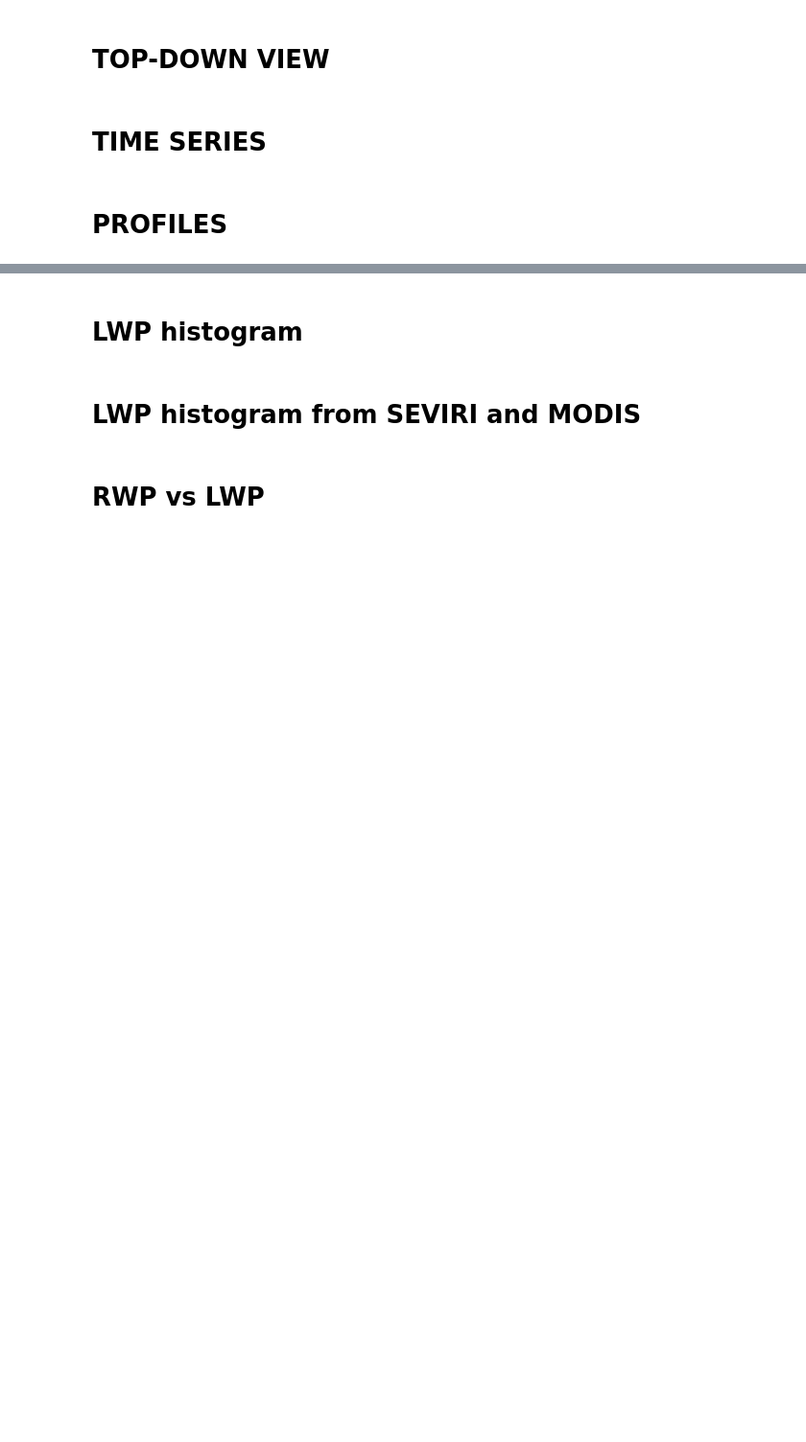
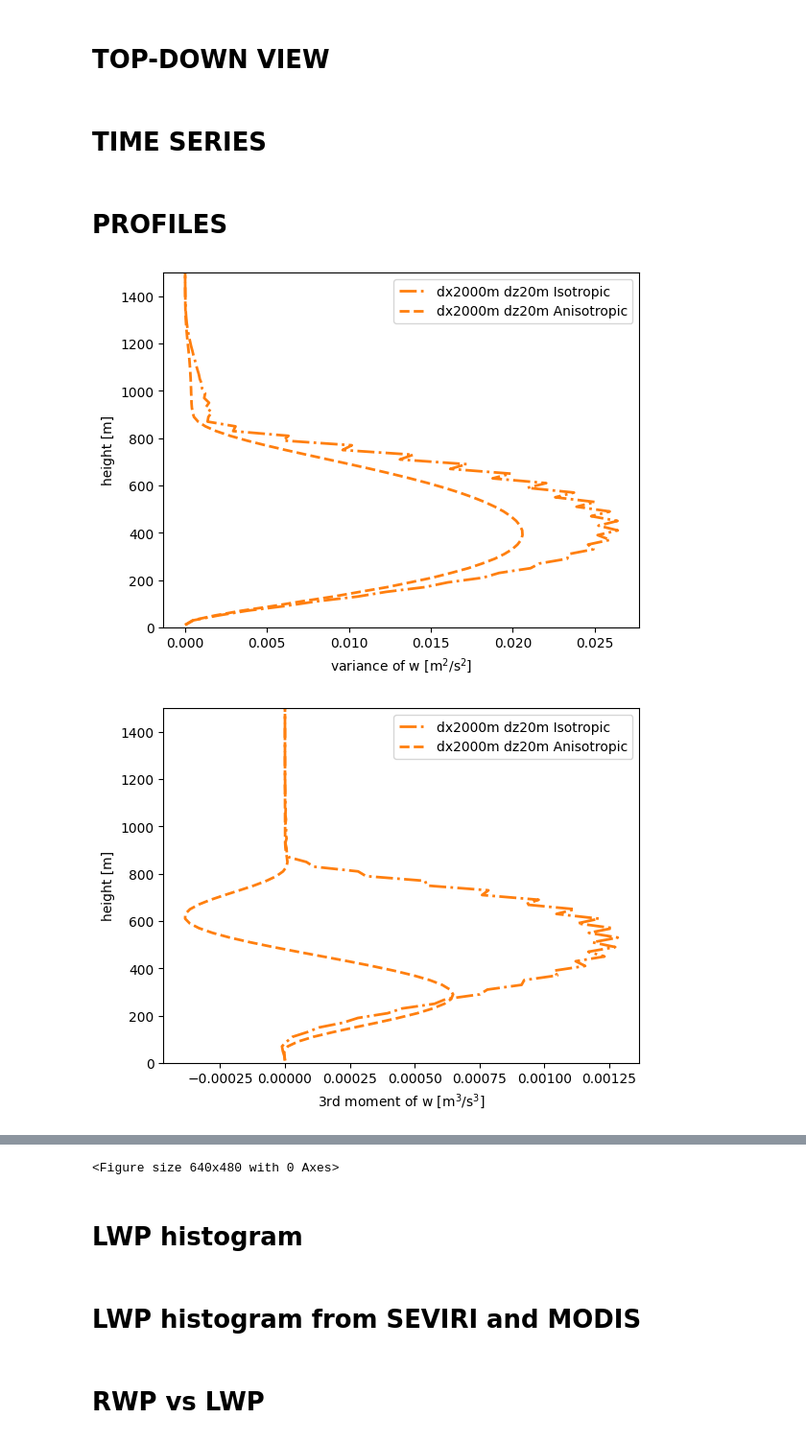
Before and after one commit to igfuw/xrUWLCM, a Jupyter notebook: examples/Sc_lowres_SGS.ipynb, the cells around one changed output, grey strips where cells are left out. Shown at 96% size. Cells and saved outputs as stored; diff of their text form; code cells hidden in the pictures; blank space fills up the shorter version.

```diff
--- a/examples/Sc_lowres_SGS.ipynb
+++ b/examples/Sc_lowres_SGS.ipynb
@@ -24,7 +26,10 @@ datadir['dz50m']['dx5000m']['Anisotropic'] = pgsdir + "dycomsRF01_AnisoSmgAlong_
 datadir['dz20m'] = {}
 datadir['dz20m']['dx2000m'] = {}
 datadir['dz20m']['dx2000m']['Isotropic'] = pgsdir + "dycomsRF01_SMG_SgsDelta20_dx2000m_dz20m_X100km_longlong_out_blk_1m/"
+datadir['dz20m']['dx2000m']['Isotropic_H'] = "/net/tscratch/people/plgpdziekan/singu_gh200_dycomsRF01_SMG_SgsDelta20m_dt1_dx2000m_dz20m_X574km_longlong_out_blk_1m/"
+datadir['dz20m']['dx2000m']['Isotropic_H100'] = "/net/tscratch/people/plgpdziekan/singu_gh200_dycomsRF01_SMG_SgsDelta20m_dt1_dx2000m_dz20m_X100km_longlong_out_blk_1m/"
 datadir['dz20m']['dx2000m']['Anisotropic'] = pgsdir + "dycomsRF01_AnisoSmgAlong_dx2000m_dz20m_X100km_longlong_out_blk_1m/"
+datadir['dz20m']['dx2000m']['Anisotropic_H'] = "/net/tscratch/people/plgpdziekan/singu_gh200_dycomsRF01_AnisoSmgAlong_dt1_dx2000m_dz20m_X574km_longlong_out_blk_1m/"
 
 datadir['dz20m']['dx1000m'] = {}
 datadir['dz20m']['dx1000m']['Isotropic'] = pgsdir + "dycomsRF01_SMG_SgsDelta20_dx1000m_dz20m_X50km_longlong_out_blk_1m/"
@@ -33,6 +38,7 @@ datadir['dz20m']['dx1000m']['Anisotropic'] = pgsdir + "dycomsRF01_AnisoSmgAlong_
 datadir['dz10m'] = {}
 datadir['dz10m']['dx1000m'] = {}
 datadir['dz10m']['dx1000m']['Isotropic'] = pgsdir + "dycomsRF01_SMG_SgsDelta10_dt1_dx1000m_dz10m_X100km_longlong_out_blk_1m/"
+datadir['dz10m']['dx1000m']['Anisotropic'] = "/net/tscratch/people/plgpdziekan/singu_gh200_dycomsRF01_AnisoSmgAlong_dt0.25_dx1000m_dz10m_X287km_longlong_out_blk_1m/"
 
 datadir['dz50m']['dx500m'] = {}
 datadir['dz50m']['dx500m']['Isotropic'] = pgsdir + "dycomsRF01_SMG_SgsDelta50_dx500m_dz50m_X250km_longlong_out_blk_1m/"
@@ -58,6 +64,7 @@ datadir['dz2.5m']['dx25m']['Anisotropic'] = pgsdir + "dycomsRF01_AnisoSmgAlong_d
 resolution_nicename = {\
     'dx5000m' : '$\Delta x = 5000 \mathrm{m}$', \
     'dx2000m' : '$\Delta x = 2000 \mathrm{m}$', \
+    'dx1000m' : '$\Delta x = 1000 \mathrm{m}$', \
     'dx100m' : '$\Delta x = 100 \mathrm{m}$', \
     'dx50m' : '$\Delta x = 50 \mathrm{m}$', \
     'dx25m' : '$\Delta x = 25 \mathrm{m}$', \
@@ -125,12 +176,13 @@ data["dx25m dz2.5m Isotropic"].lwp.mean().values
 # TOP-DOWN VIEW
 # %%
 res_to_plot=[('dx5000m', 'dz50m'), ('dx2000m', 'dz20m'), ('dx100m', 'dz10m'), ('dx50m', 'dz5m'), ('dx25m', 'dz2.5m')]
-#res_to_plot=[('dx25m', 'dz2.5m')]
+res_to_plot=[('dx50m', 'dz5m'), ('dx100m', 'dz10m'), ('dx1000m', 'dz10m'), ('dx1000m', 'dz20m'), ('dx2000m', 'dz20m')]
+sgs_to_plot=['Isotropic', 'Isotropic_H', 'Isotropic_H100']
 sgs_to_plot=['Isotropic', 'Anisotropic']
 
 ncol = len(res_to_plot)
 nrow = len(sgs_to_plot)
-fig, ax = plt.subplots(nrow,ncol, figsize=(14.5,6))
+fig, ax = plt.subplots(nrow,ncol, figsize=(16.5,6))
 
 
 #for row, sgs_to_plot in enumerate(['Isotropic', 'Anisotropic']):
@@ -143,12 +195,15 @@ for row, sgs in enumerate(sgs_to_plot):
         simname = dx + ' ' + dz + ' ' + sgs
         t_av_end = data_to_plot[(dx, dz, sgs)][0][1] # end time of the averaging period
         #coarsen to 2km
-        #scale = data_to_plot[(dx, dz, sgs)][2]
-        #_data = data[simname].coarsen(x=scale, y=scale, boundary="trim").mean()
-        _data = data[simname]
-        lwp = _data.lwp.sel(t=t_av_end, method='nearest')
-        lwp_scaled = lwp / lwp.mean()
-        im = lwp.plot(x="x", cmap='Blues_r', ax=axrc, add_colorbar=False)
+        scale = data_to_plot[(dx, dz, sgs)][2]
+        _data = data[simname].coarsen(x=scale, y=scale, boundary="trim").mean()
+        #_data = data[simname]
+
+        #var = _data.lwp.sel(t=t_av_end, method='nearest')
+        var = _data.w.sel(t=t_av_end, method='nearest').sel(z=400, method='nearest')
+        var_scaled = var / var.mean()
+        #im = var.plot(x="x", cmap='Blues_r', ax=axrc, add_colorbar=False)
+        im = var.plot(x="x", cmap='bwr', ax=axrc, add_colorbar=False)
 
         # labels etc.
         axrc.set_xticks([])
@@ -188,8 +243,8 @@ plot_parameters = {
     #'prflux_cb': dict(reduce='2D_mean'),
     'acc_precip_s': dict(reduce='none'),
     #'acc_precip_cb': dict(reduce='2D_sum'),
-    #'latent surface flux': dict(reduce='2D_mean'),
-    #'sensible surface flux': dict(reduce='2D_mean'),
+    'latent surface flux': dict(reduce='2D_mean'),
+    'sensible surface flux': dict(reduce='2D_mean'),
 }
 
 for varname, params in plot_parameters.items():
@@ -295,31 +350,34 @@ for varname, params in plot_parameters.items():
         if (varname == 'sgs_rv_flux' or varname == 'sgs_th_flux'):
             if 'sgs_scheme' not in data[simname].attrs:
                 _data=xr.zeros_like(data[simname]['rv'])
             else: # missing '-' sign in UWLCM output
                 _data=-data[simname][varname]
         elif(varname == 'w_var'):
             _data=pow(data[simname]['w'],2)
             _data.attrs["long_name"] = "variance of w"
             _data.attrs["units"] = "m$^2$/s$^2$"
         elif(varname == 'w_3rd'):
             _data=pow(data[simname]['w'],3)
             _data.attrs["long_name"] = "3rd moment of w"
             _data.attrs["units"] = "m$^3$/s$^3$"
         elif((varname == 'k_ma[0]' or varname == 'k_ma[1]') and 'k_m' in data[simname]): # isotropic SMG stores k_m (single value)
             _data=data[simname]['k_m']
         else:
             if varname not in data[simname]:
                 _data=xr.zeros_like(data[simname]['rv'])
             else:
                 _data=data[simname][varname]
 
         #_data = _data.where(data[simname].lwp>5) # filter non-cloudy columns
-        _data.where(_data.t>ts).where(_data.t<=te).mean(["x","y","t"], keep_attrs=True).plot(y="z",ylim=(0,1000), label=simname, **p)
+        _data.where(_data.t>ts).where(_data.t<=te).mean(["x","y","t"], keep_attrs=True).plot(y="z",ylim=(0,1500), label=simname, **p)
 
     plt.legend()
     #plt.ylabel('z [m]')
     #plt.xlabel(params['nicename']+' '+params['units'])
     #plt.title('mean profile between ' + str(timestart) +'h and '+str(timeend)+'h')
     plt.savefig(figoutdir+"/profiles/"+str(outname)+"_"+str(varname)+"_profiles.png", dpi=300)
     plt.show()
     plt.clf()
+# %% [output]
+[figure, added]
+[figure, added]
@@ -326,3 +388,4 @@ for varname, params in plot_parameters.items():
+<Figure size 640x480 with 0 Axes>
 # %% [markdown]
 
 # LWP histogram #
```
Also changed, not shown: parts of 13 cells of this notebook.
